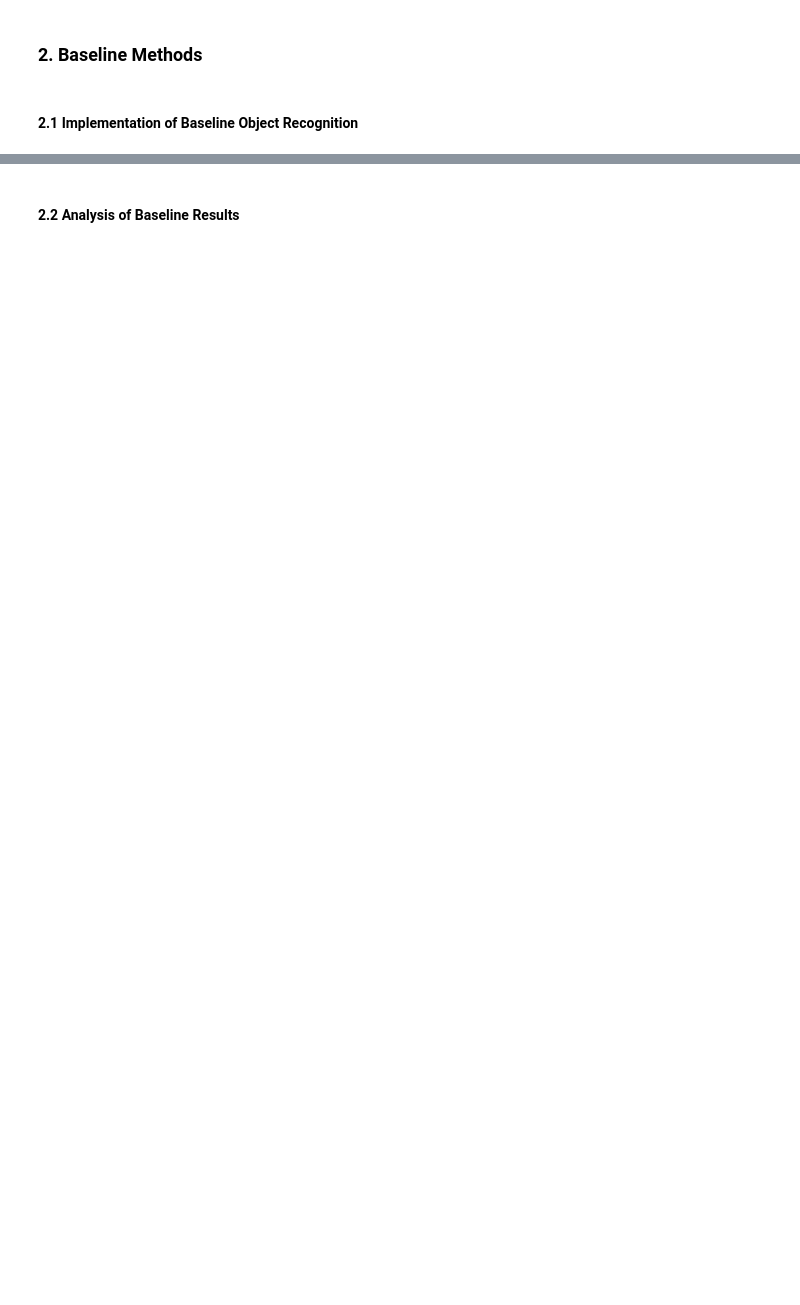
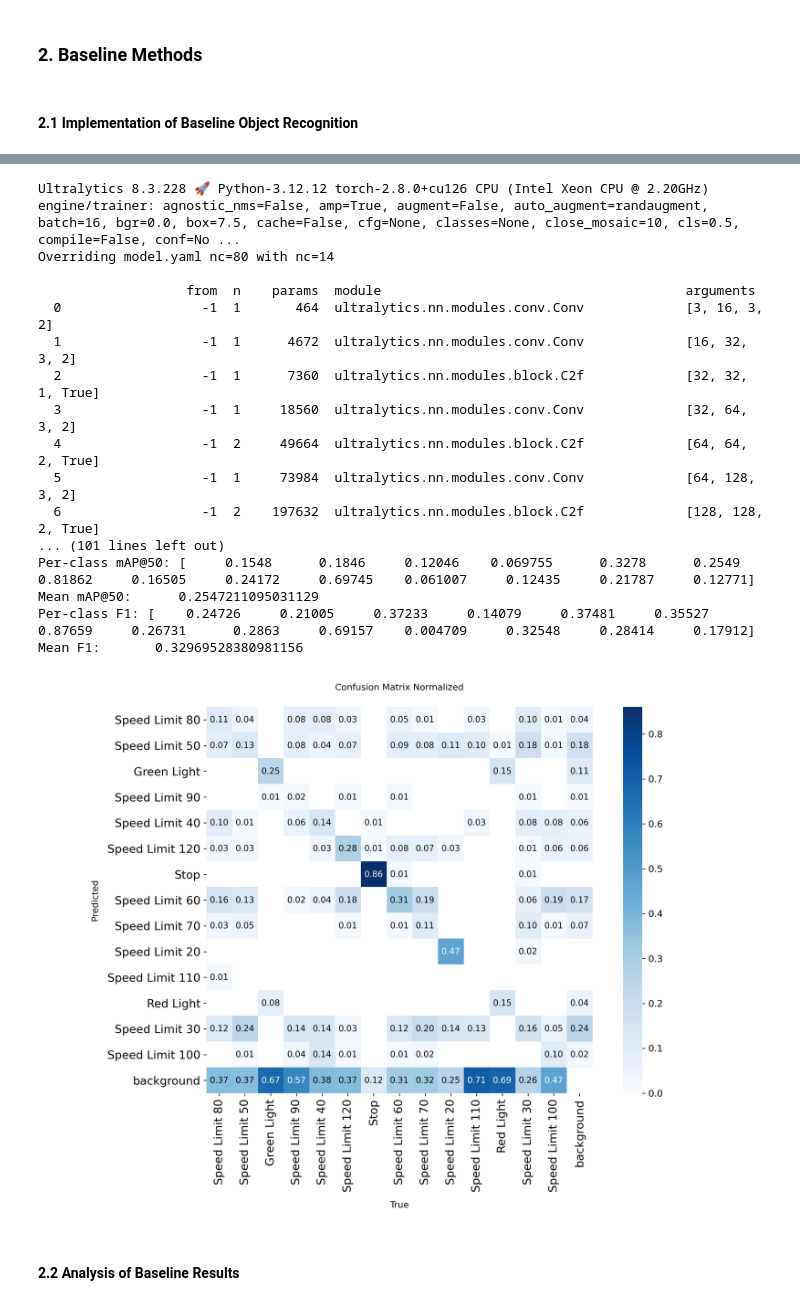
Before and after one commit to jewoolee0502/ComputerVision, a Jupyter notebook: ECSE415_A4_Group50.ipynb, the cells around one changed output, grey strips where cells are left out. Saved outputs shown, nothing was run; the diff lists cells and outputs as text; code cells hidden in the pictures; blank space fills up the shorter version.

```diff
--- a/ECSE415_A4_Group50.ipynb
+++ b/ECSE415_A4_Group50.ipynb
@@ -36,2 +289,70 @@ path_anthony = ''
+# %%
+# 1) Load a pre-trained YOLOv8 model (COCO-pretrained)
+model = YOLO("yolov8n.pt")   # you can switch to 'yolov8s.pt' if GPU memory allows
+
+# 2) Fine-tune on our road sign dataset
+results = model.train(
+    data=data_yaml_path,   # uses the YAML we created
+    imgsz=IMG_SIZE,        # 256 from your previous cell
+    epochs=3,             # adjust if needed (epochs=30)
+    batch=16,              # adjust if you get OOM errors
+    lr0=1e-3,              # initial learning rate
+    name="roadsigns_yolov8n",  # run name
+    verbose=True
+)
+
+# 3) Evaluate on the validation split
+metrics = model.val(
+    data=data_yaml_path,
+    imgsz=IMG_SIZE,
+    split="val"   # explicitly use validation set
+)
+
+print("\n=== Detection metrics (YOLOv8) ===")
+print("mAP@50:     ", metrics.box.map50)   # mAP at IoU 0.50
+print("mAP@50-95:  ", metrics.box.map)     # mAP averaged 0.50:0.95
+
+# Per-class mAP@50
+per_class_map50 = metrics.box.maps  # array length = num_classes
+print("Per-class mAP@50:", per_class_map50)
+print("Mean mAP@50:     ", per_class_map50.mean())
+
+# Per-class F1 score (some versions expose this)
+if hasattr(metrics.box, "f1"):
+    f1_per_class = metrics.box.f1        # shape: (num_classes,)
+    print("Per-class F1:", f1_per_class)
+    print("Mean F1:      ", f1_per_class.mean())
+else:
+    print("⚠️ This Ultralytics version does not expose per-class F1 directly.")
+
+# 4) Confusion matrix (class-level misclassifications)
+cm = metrics.confusion_matrix
+cm.plot(normalize=True, save_dir=metrics.save_dir)
+
+from IPython.display import Image, display
+cm_path = os.path.join(metrics.save_dir, "confusion_matrix_normalized.png")
+if os.path.exists(cm_path):
+    display(Image(filename=cm_path))
+else:
+    print("Could not find confusion matrix image at:", cm_path)
+# %% [output]
+Ultralytics 8.3.228 🚀 Python-3.12.12 torch-2.8.0+cu126 CPU (Intel Xeon CPU @ 2.20GHz)
+engine/trainer: agnostic_nms=False, amp=True, augment=False, auto_augment=randaugment, batch=16, bgr=0.0, box=7.5, cache=False, cfg=None, classes=None, close_mosaic=10, cls=0.5, compile=False, conf=No ...
+Overriding model.yaml nc=80 with nc=14
+
+                   from  n    params  module                                       arguments
+  0                  -1  1       464  ultralytics.nn.modules.conv.Conv             [3, 16, 3, 2]
+  1                  -1  1      4672  ultralytics.nn.modules.conv.Conv             [16, 32, 3, 2]
+  2                  -1  1      7360  ultralytics.nn.modules.block.C2f             [32, 32, 1, True]
+  3                  -1  1     18560  ultralytics.nn.modules.conv.Conv             [32, 64, 3, 2]
+  4                  -1  2     49664  ultralytics.nn.modules.block.C2f             [64, 64, 2, True]
+  5                  -1  1     73984  ultralytics.nn.modules.conv.Conv             [64, 128, 3, 2]
+  6                  -1  2    197632  ultralytics.nn.modules.block.C2f             [128, 128, 2, True]
+... (101 lines left out)
+Per-class mAP@50: [     0.1548      0.1846     0.12046    0.069755      0.3278      0.2549     0.81862     0.16505     0.24172     0.69745    0.061007     0.12435     0.21787     0.12771]
+Mean mAP@50:      0.2547211095031129
+Per-class F1: [    0.24726     0.21005     0.37233     0.14079     0.37481     0.35527     0.87659     0.26731      0.2863     0.69157    0.004709     0.32548     0.28414     0.17912]
+Mean F1:       0.32969528380981156
+[figure, added]
 # %% [markdown]
 #### 2.2 Analysis of Baseline Results
```
Also changed, not shown: parts of 19 cells of this notebook.
